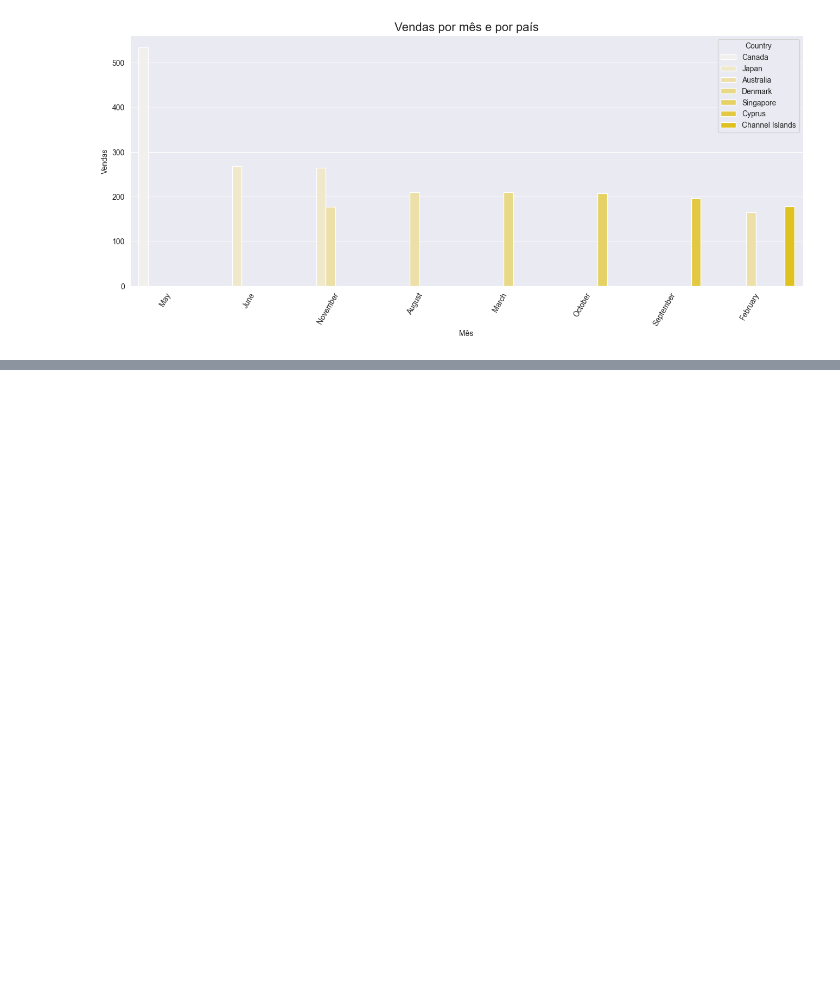
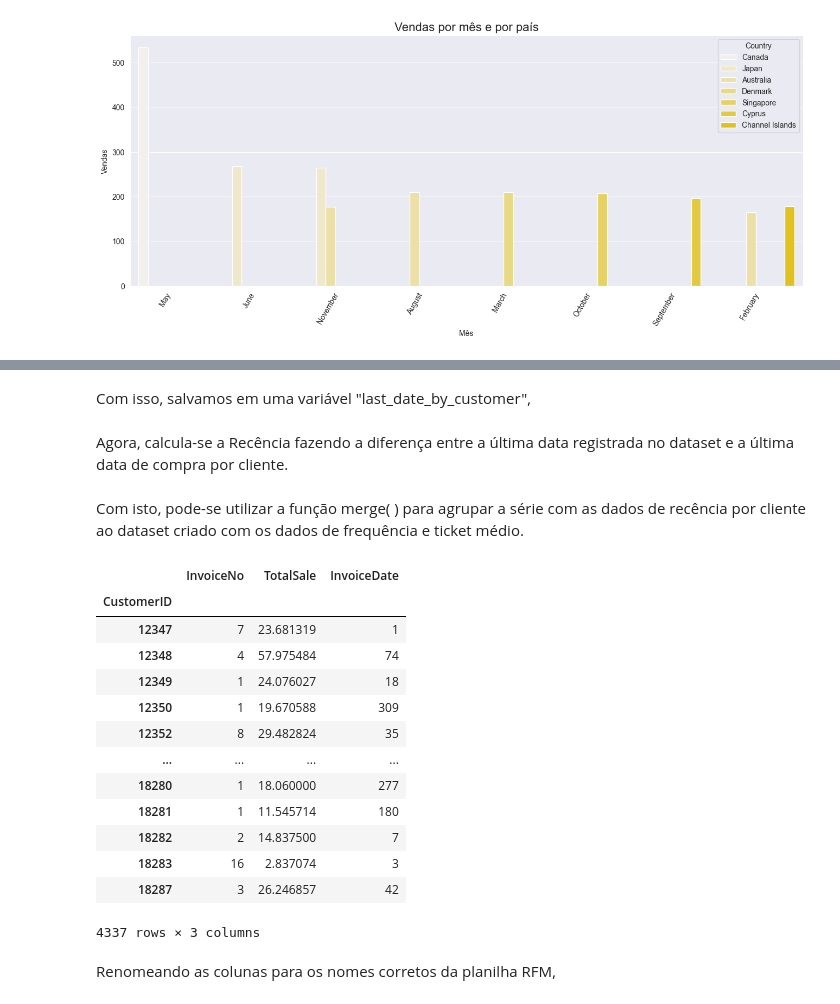
Before and after one commit to rfprates/analise_rfm_de_clientes, a Jupyter notebook: case_analise_rfm.ipynb, the cells around one changed output, grey strips where cells are left out. Saved outputs shown, nothing was run; the diff lists cells and outputs as text; code cells hidden in the pictures; blank space fills up the shorter version.

```diff
--- a/case_analise_rfm.ipynb
+++ b/case_analise_rfm.ipynb
@@ -572,0 +577,3 @@ plt.show()
+# %%
+df_final = customer_df.groupby(by = 'CustomerID').agg({'InvoiceNo': 'nunique', 'TotalSale': 'mean'})
+df_final
@@ -572,0 +615,31 @@ plt.show()
+# %% [markdown]
+Com isso, salvamos em uma variável "last_date_by_customer",
+# %%
+last_date_by_customer = customer_df.groupby('CustomerID')['InvoiceDate'].agg('max')
+# %% [markdown]
+Agora, calcula-se a Recência fazendo a diferença entre a última data registrada no dataset e a última data de compra por cliente.
+# %%
+recency = (last_date - last_date_by_customer).dt.days
+# %% [markdown]
+Com isto, pode-se utilizar a função merge( ) para agrupar a série com as dados de recência por cliente ao dataset criado com os dados de frequência e ticket médio.
+# %%
+df_final = df_final.merge(recency, how = 'right', on = 'CustomerID')
+# %%
+df_final
+# %% [output]
+|  | InvoiceNo | TotalSale | InvoiceDate |
+| CustomerID |  |  |  |
+| 12347 | 7 | 23.681319 | 1 |
+| 12348 | 4 | 57.975484 | 74 |
+| 12349 | 1 | 24.076027 | 18 |
+| 12350 | 1 | 19.670588 | 309 |
+| 12352 | 8 | 29.482824 | 35 |
+| ... | ... | ... | ... |
+| 18280 | 1 | 18.060000 | 277 |
+| 18281 | 1 | 11.545714 | 180 |
+| 18282 | 2 | 14.837500 | 7 |
+| 18283 | 16 | 2.837074 | 3 |
+| 18287 | 3 | 26.246857 | 42 |
+4337 rows × 3 columns
+# %% [markdown]
+Renomeando as colunas para os nomes corretos da planilha RFM,
```
Also changed, not shown: parts of 9 cells of this notebook.
